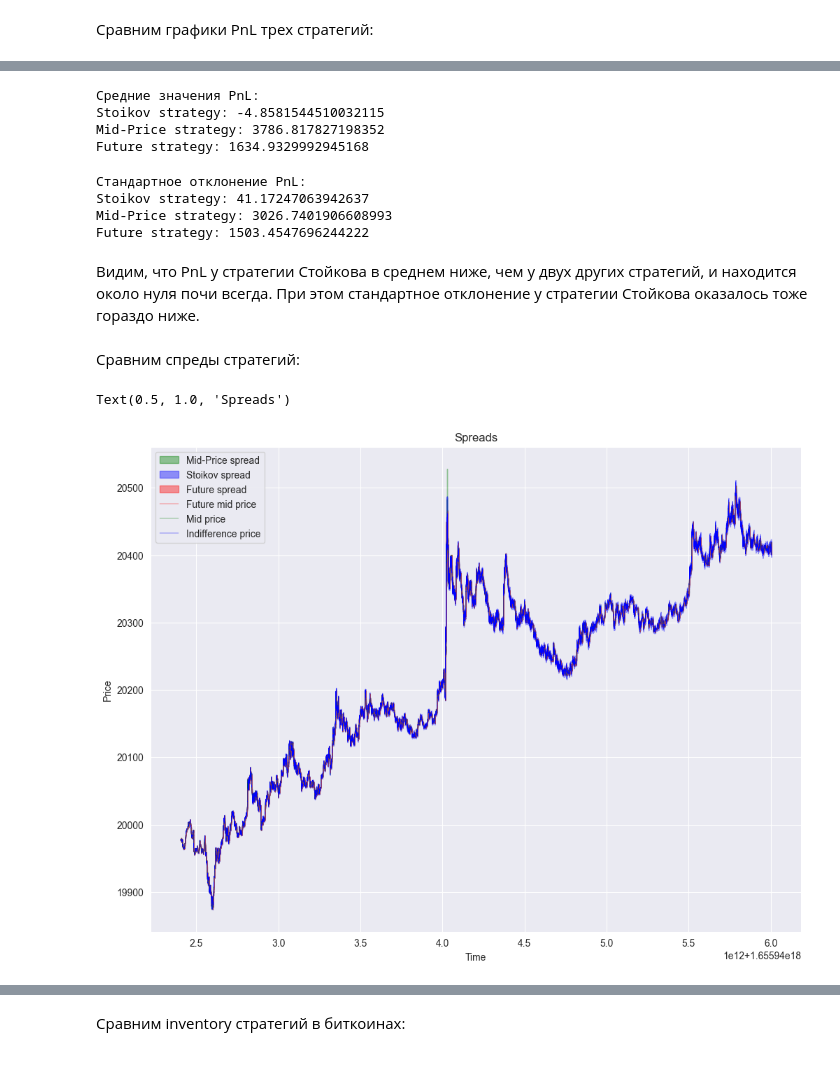
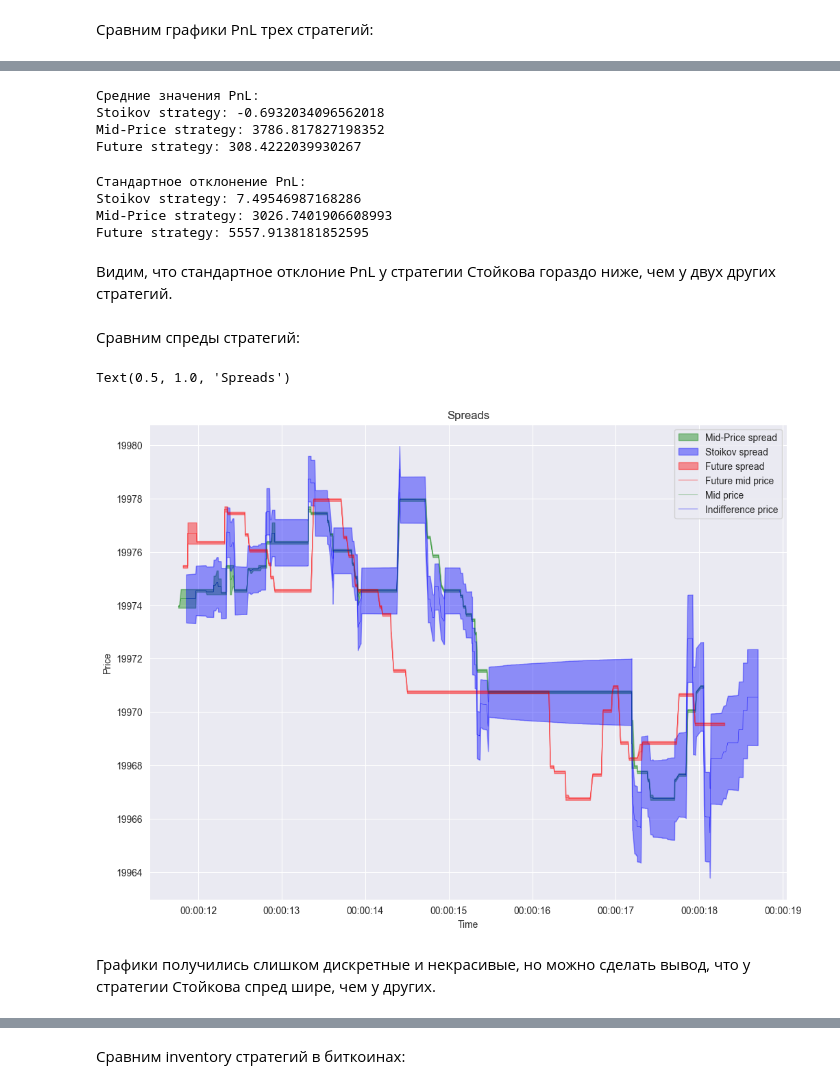
Before and after one commit to RoflanVglorius/CMF, a Jupyter notebook: strategies_comparison.ipynb, the cells around one changed output, grey strips where cells are left out. Drawn from its saved outputs; the diff is of its cells as text; code cells hidden in the pictures.

```diff
--- a/strategies_comparison.ipynb
+++ b/strategies_comparison.ipynb
@@ -18,7 +18,7 @@ md_latency = pd.Timedelta(10, 'ms').delta
 delay = pd.Timedelta(0.1, 's').delta
 hold_time = pd.Timedelta(10, 's').delta
 # %%
-gamma = 0.5
+gamma = 1
 horizon_const = 1
 intensity = 3
 
@@ -31,7 +31,7 @@ mid_price = BestPosStrategy(delay)
 res = mid_price.run(sim)
 # %%
 sim = Sim(md, latency, md_latency)
-future = FutureMidPriceStrategy(delay)
+future = FutureMidPriceStrategy(delay, md)
 res = future.run(sim)
 # %% [markdown]
 Сравним графики PnL трех стратегий:
@@ -53,42 +53,44 @@ Text(0, 0.5, 'PNL')
 print('Средние значения PnL:\nStoikov strategy: {}\nMid-Price strategy: {}\nFuture strategy: {}'.format(np.mean(stoikov.history['pnl'][1:]), np.mean(mid_price.history['pnl'][1:]), np.mean(future.history['pnl'][1:])))
 # %% [output]
 Средние значения PnL:
-Stoikov strategy: -4.8581544510032115
+Stoikov strategy: -0.6932034096562018
 Mid-Price strategy: 3786.817827198352
-Future strategy: 1634.9329992945168
+Future strategy: 308.4222039930267
 # %%
 print('Стандартное отклонение PnL:\nStoikov strategy: {}\nMid-Price strategy: {}\nFuture strategy: {}'.format(np.std(stoikov.history['pnl'][1:]), np.std(mid_price.history['pnl'][1:]), np.std(future.history['pnl'][1:])))
 # %% [output]
 Стандартное отклонение PnL:
-Stoikov strategy: 41.17247063942637
+Stoikov strategy: 7.49546987168286
 Mid-Price strategy: 3026.7401906608993
-Future strategy: 1503.4547696244222
+Future strategy: 5557.9138181852595
 # %% [markdown]
-Видим, что PnL у стратегии Стойкова в среднем ниже, чем у двух других стратегий, и находится около нуля почи всегда. При этом стандартное отклонение у стратегии Стойкова оказалось тоже гораздо ниже.
+Видим, что стандартное отклоние PnL у стратегии Стойкова гораздо ниже, чем у двух других стратегий.
 # %% [markdown]
 Сравним спреды стратегий:
 # %%
 plt.figure(figsize=(12, 9))
 
-plt.fill_between(mid_price.history['time'], mid_price.history['bid_price'],
-                 mid_price.history['ask_price'], label='Mid-Price spread', alpha=0.4, color='green')
-plt.fill_between(stoikov.history['time'], stoikov.history['bid_price'],
-                 stoikov.history['ask_price'], label='Stoikov spread', alpha=0.4, color='blue')
-plt.fill_between(future.history['time'], future.history['bid_price'], future.history['ask_price'],
+plt.fill_between(mid_price.history['time'][1000:2000], mid_price.history['bid_price'][1000:2000],
+                 mid_price.history['ask_price'][1000:2000], label='Mid-Price spread', alpha=0.4, color='green')
+plt.fill_between(stoikov.history['time'][1000:2000], stoikov.history['bid_price'][1000:2000],
+                 stoikov.history['ask_price'][1000:2000], label='Stoikov spread', alpha=0.4, color='blue')
+plt.fill_between(future.history['time'][1000:2000], future.history['bid_price'][1000:2000], future.history['ask_price'][1000:2000],
                  label='Future spread', alpha=0.4, color='red')
-plt.plot(future.history['time'], future.history['mid_price'], label='Future mid price',
+plt.plot(future.history['time'][1000:2000], future.history['mid_price'][1000:2000], label='Future mid price',
          color='red', linewidth=0.3)
-plt.plot(mid_price.history['time'], mid_price.history['mid_price'], label='Mid price',
+plt.plot(mid_price.history['time'][1000:2000], mid_price.history['mid_price'][1000:2000], label='Mid price',
          color='green', linewidth=0.3)
-plt.plot(stoikov.history['time'], stoikov.history['mid_price'], label='Indifference price',
+plt.plot(stoikov.history['time'][1000:2000], stoikov.history['indifference_price'][1000:2000], label='Indifference price',
          color='blue', linewidth=0.3)
 plt.legend()
 plt.xlabel('Time')
 plt.ylabel('Price')
 plt.title('Spreads')
 # %% [output]
 Text(0.5, 1.0, 'Spreads')
-[figure, old version]
+[figure, new version]
+# %% [markdown]
+Графики получились слишком дискретные и некрасивые, но можно сделать вывод, что у стратегии Стойкова спред шире, чем у других.
 # %%
 stoikov_spread = np.array(stoikov.history['ask_price']) - np.array(stoikov.history['bid_price'])
 mid_spread = np.array(mid_price.history['ask_price']) - np.array(mid_price.history['bid_price'])
```
Also changed, not shown: parts of 38 cells of this notebook, 1 other file.
